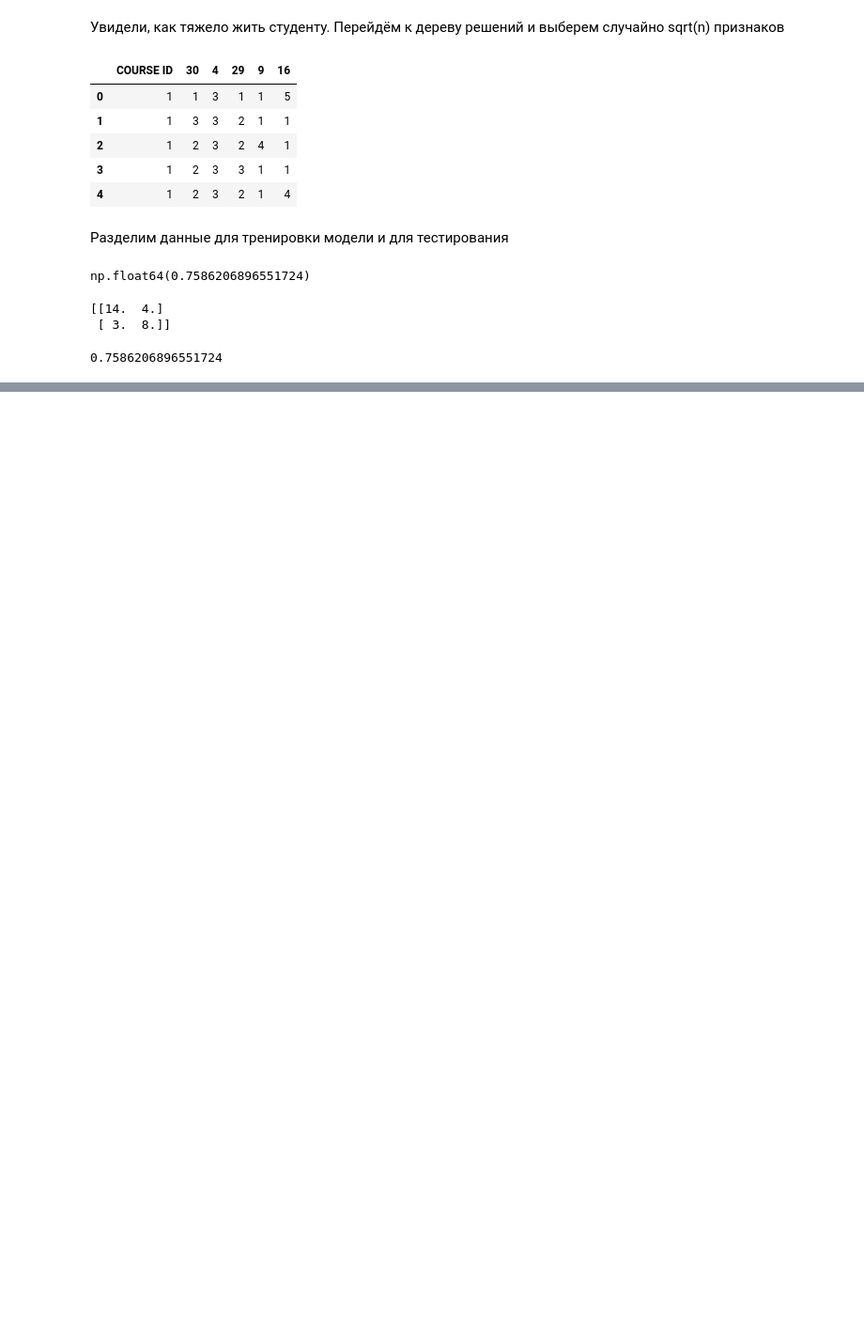
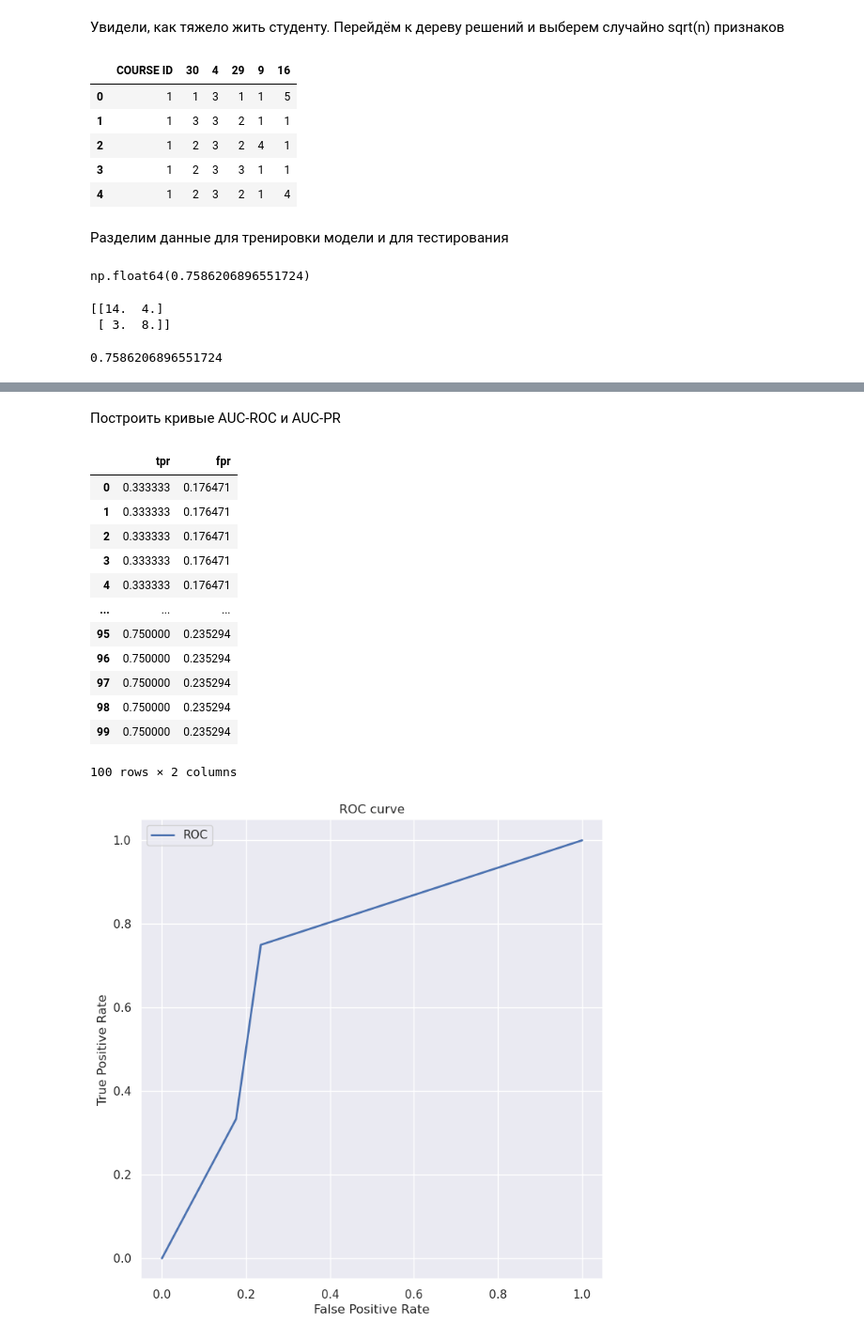
Before and after one commit to Alex-de-bug/AI_system, a Jupyter notebook: lab5/lab5.ipynb, the cells around one changed output, grey strips where cells are left out. Shown at 94% size. Cells and saved outputs as stored; diff of their text form; code cells hidden in the pictures; blank space fills up the shorter version.

```diff
--- a/lab5/lab5.ipynb
+++ b/lab5/lab5.ipynb
@@ -282,0 +327,41 @@ print(accuracy_score(y_test, pred))
+# %% [markdown]
+Построить кривые AUC-ROC и AUC-PR
+# %%
+y_prob = dt.predict_proba(X_test)
+# %%
+def auc_roc_plot(y_prob):
+    sns.set(font_scale=1)
+    sns.set_color_codes("muted")
+    plt.figure(figsize=(8, 8))
+    tpr_arr = []
+    fpr_arr = []
+    prob = np.sort(np.unique(y_prob[:, 1]))[::-1]
+    for th in np.arange(1, 0, -0.01):
+        conf = confusion_matrix_prob(y_prob[:, 1], y_test, th)
+        tpr_arr.append(tpr(conf))
+        fpr_arr.append(fpr(conf))
+    display(pd.DataFrame({'tpr': tpr_arr, 'fpr': fpr_arr}))
+
+    plt.plot([0] + fpr_arr + [1], [0] + tpr_arr + [1], lw=2, label='ROC')
+    plt.title('ROC curve')
+    plt.xlabel('False Positive Rate')
+    plt.ylabel('True Positive Rate')
+    plt.legend()
+    plt.show()
+# %%
+auc_roc_plot(y_prob)
+# %% [output]
+|  | tpr | fpr |
+| 0 | 0.333333 | 0.176471 |
+| 1 | 0.333333 | 0.176471 |
+| 2 | 0.333333 | 0.176471 |
+| 3 | 0.333333 | 0.176471 |
+| 4 | 0.333333 | 0.176471 |
+| ... | ... | ... |
+| 95 | 0.750000 | 0.235294 |
+| 96 | 0.750000 | 0.235294 |
+| 97 | 0.750000 | 0.235294 |
+| 98 | 0.750000 | 0.235294 |
+| 99 | 0.750000 | 0.235294 |
+100 rows × 2 columns
+[figure, added]
```
Also changed, not shown: parts of 10 cells of this notebook.
